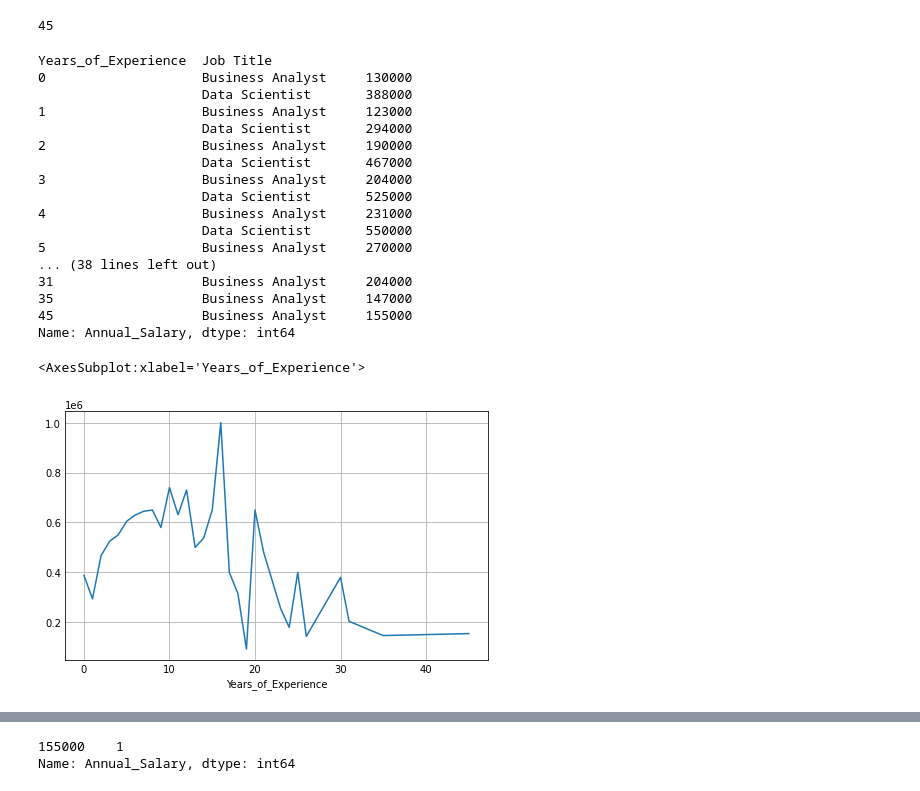
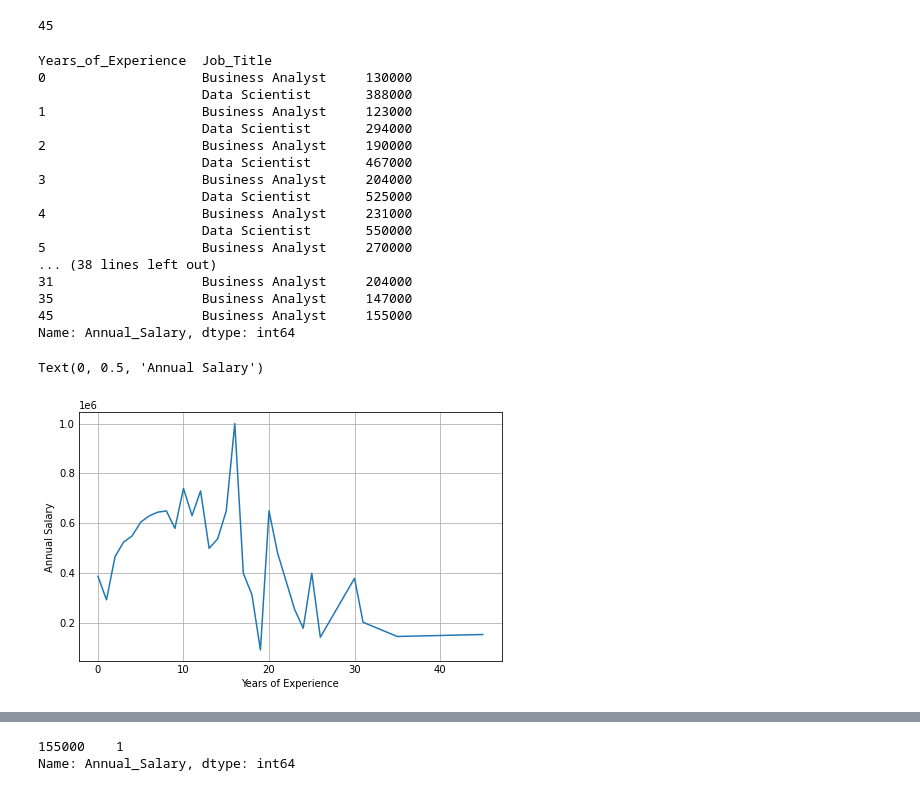
Before and after one commit to rita-s/Data_Analysis_Project_1, a Jupyter notebook: HR_Hackers.ipynb, the cells around one changed output, grey strips where cells are left out. Cells and saved outputs as stored; diff of their text form; code cells hidden in the pictures.

```diff
--- a/HR_Hackers.ipynb
+++ b/HR_Hackers.ipynb
@@ -80,9 +81,9 @@ Max_Years_of_Experience
 45
 # %%
 # Calculating the Annual Salary based on Years of Experience in relation to Job Title
-new_df.groupby(["Years_of_Experience", "Job Title"])["Annual_Salary"].max()
+new_df.groupby(["Years_of_Experience", "Job_Title"])["Annual_Salary"].max()
 # %% [output]
-Years_of_Experience  Job Title
+Years_of_Experience  Job_Title
 0                    Business Analyst     130000
                      Data Scientist       388000
 1                    Business Analyst     123000
@@ -102,6 +103,8 @@ Name: Annual_Salary, dtype: int64
 # %%
 # Comparing Highest Years of Experience with Highest Annual Salary
 new_df.groupby(["Years_of_Experience"])["Annual_Salary"].max().plot()
+plt.xlabel("Years of Experience")
+plt.ylabel("Annual Salary")
 # %% [output]
-<AxesSubplot:xlabel='Years_of_Experience'>
+Text(0, 0.5, 'Annual Salary')
-[figure, old version]
+[figure, new version]
```
Also changed, not shown: parts of 7 cells of this notebook.
